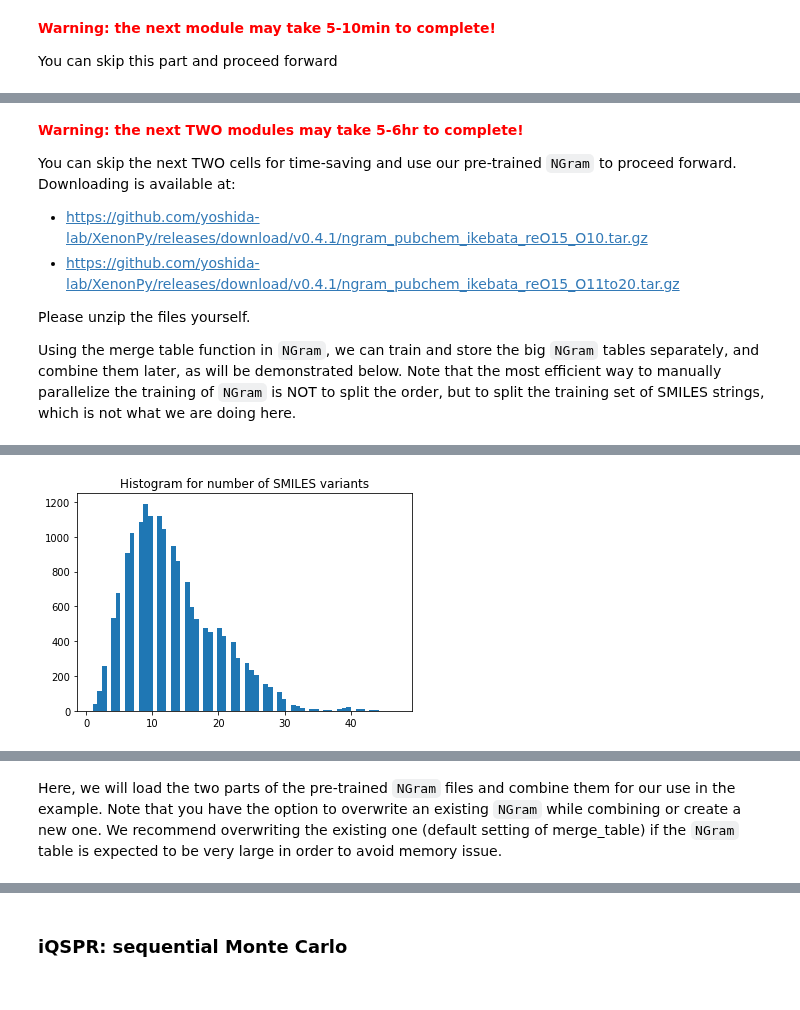
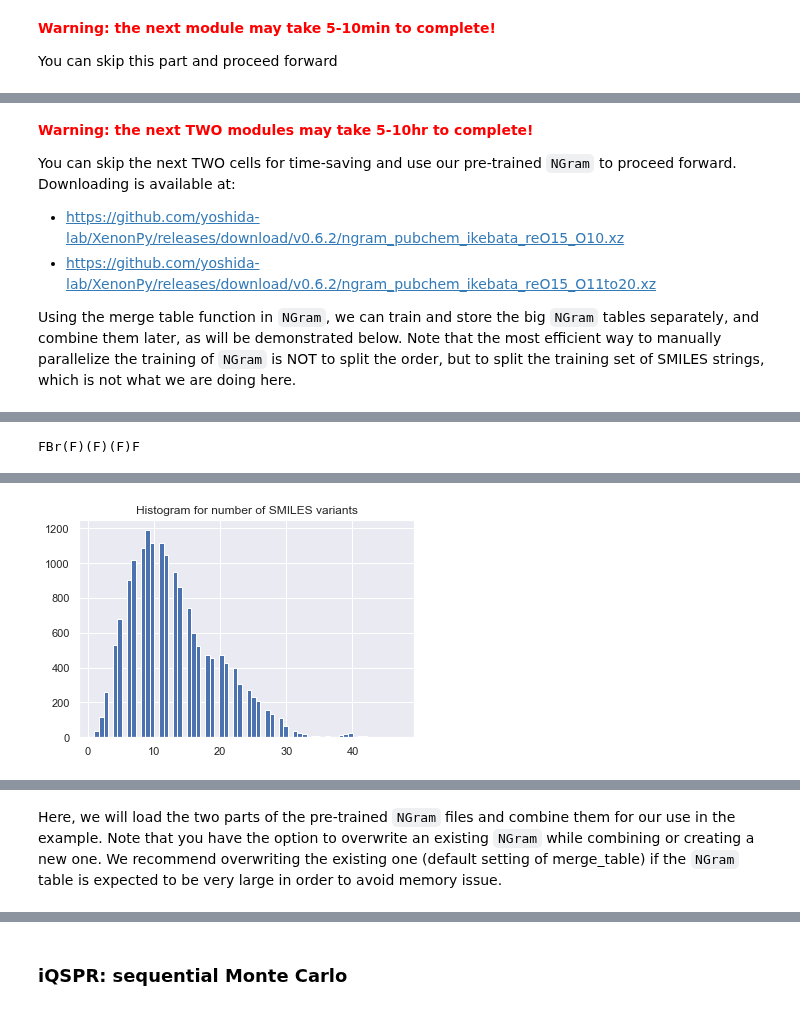
Before and after one commit to yoshida-lab/XenonPy, a Jupyter notebook: samples/iQSPR.ipynb, the cells around one changed output, grey strips where cells are left out. Drawn from its saved outputs; the diff is of its cells as text; code cells hidden in the pictures.

```diff
--- a/samples/iQSPR.ipynb
+++ b/samples/iQSPR.ipynb
@@ -32,7 +32,7 @@ Here is a data set that contains 16674 SMILES randomly selected from pubchem wit
 You can download the in-house data at https://github.com/yoshida-lab/XenonPy/releases/download/v0.4.1/iQSPR_sample_data.csv
 # %%
 # load in-house data
-data = pd.read_csv("./iQSPR_sample_data.csv")
+data = pd.read_csv("./iQSPR_sample_data.csv", index_col=0)
 
 # take a look at the data
 data.columns
@@ -352,16 +344,16 @@ for i, x in enumerate(prop):
     xy_max = max(np.concatenate([y_true,y_true_fit,y_pred,y_pred_fit]))*1.05
     xy_diff = xy_max - xy_min
 
-    plt.figure(figsize=(5,5))
-    plt.scatter(y_pred_fit, y_true_fit, c='b', alpha=0.1, label='train')
-    plt.scatter(y_pred, y_true, c='r', alpha=0.2, label='test')
-    plt.text(xy_min+xy_diff*0.7,xy_min+xy_diff*0.05,'MAE: %5.2f' % np.mean(np.abs(y_true - y_pred)),fontsize=12)
-    plt.title('Property: ' + x)
-    plt.xlim(xy_min,xy_max)
-    plt.ylim(xy_min,xy_max)
-    plt.legend(loc='upper left')
-    plt.xlabel('Prediction')
-    plt.ylabel('Observation')
-    plt.plot([xy_min,xy_max],[xy_min,xy_max],ls="--",c='k')
-    plt.show()
+    _ = plt.figure(figsize=(5,5))
+    _ = plt.scatter(y_pred_fit, y_true_fit, c='b', alpha=0.1, label='train')
+    _ = plt.scatter(y_pred, y_true, c='r', alpha=0.2, label='test')
+    _ = plt.text(xy_min+xy_diff*0.7,xy_min+xy_diff*0.05,'MAE: %5.2f' % np.mean(np.abs(y_true - y_pred)),fontsize=12)
+    _ = plt.title('Property: ' + x)
+    _ = plt.xlim(xy_min,xy_max)
+    _ = plt.ylim(xy_min,xy_max)
+    _ = plt.legend(loc='upper left')
+    _ = plt.xlabel('Prediction')
+    _ = plt.ylabel('Observation')
+    _ = plt.plot([xy_min,xy_max],[xy_min,xy_max],ls="--",c='k')
+    _ = plt.show()
 # %% [output]
@@ -534,7 +541,7 @@ Because we always start the modification from the tail and SMILES is not a 1-to-
 Note that we did not re-order the SMILES when training our N-gram model, it is highly possible that a re-ordered SMILES during the generation process will lead to substrings that cannot be found in the pre-trained N-gram table, causing a warning message and the molecule will be kept the same.
 # %%
 # change internal parameters of n_gram generator
-n_gram.set_params(del_range=[1,10],max_len=500, reorder_prob=0.5)
+_ = n_gram.set_params(del_range=[1,10], max_len=500, reorder_prob=0.5)
 
 np.random.seed(201906) # fix the random seed
 
@@ -577,11 +587,9 @@ Wall time: 4min 14s
 # %% [markdown]
-**<span style="color: red; ">Warning: the next TWO modules may take 5-6hr to complete!</span>**
+**<span style="color: red; ">Warning: the next TWO modules may take 5-10hr to complete!</span>**
 
 You can skip the next TWO cells for time-saving and use our pre-trained `NGram` to proceed forward. Downloading is available at:
-* https://github.com/yoshida-lab/XenonPy/releases/download/v0.4.1/ngram_pubchem_ikebata_reO15_O10.tar.gz
-* https://github.com/yoshida-lab/XenonPy/releases/download/v0.4.1/ngram_pubchem_ikebata_reO15_O11to20.tar.gz
-
-Please unzip the files yourself.
+* https://github.com/yoshida-lab/XenonPy/releases/download/v0.6.2/ngram_pubchem_ikebata_reO15_O10.xz
+* https://github.com/yoshida-lab/XenonPy/releases/download/v0.6.2/ngram_pubchem_ikebata_reO15_O11to20.xz
 
 Using the merge table function in `NGram`, we can train and store the big `NGram` tables separately, and combine them later, as will be demonstrated below. Note that the most efficient way to manually parallelize the training of `NGram` is NOT to split the order, but to split the training set of SMILES strings, which is not what we are doing here.
 # %%
@@ -613,11 +621,11 @@ for mol in mols:
     idx = list(range(mol.GetNumAtoms()))
     tmp = [Chem.MolToSmiles(mol,rootedAtAtom=x) for x in range(len(idx))]
     smi_reorder_all.append(np.array(list(set(tmp))))
-    smi_reorder.append(np.random.choice(smi_reorder_all[-1],n_reorder,
+    smi_reorder.append(np.random.choice(smi_reorder_all[-1], n_reorder,
                                         replace=(len(smi_reorder_all[-1]) < n_reorder)))
 
 n_uni = [len(x) for x in smi_reorder_all]
-plt.hist(n_uni, bins='auto')  # arguments are passed to np.histogram
-plt.title("Histogram for number of SMILES variants")
-plt.show()
+_ = plt.hist(n_uni, bins='auto')  # arguments are passed to np.histogram
+_ = plt.title("Histogram for number of SMILES variants")
+_ = plt.show()
 # %% [output]
@@ -624,0 +636 @@ FBr(F)(F)(F)F
+FBr(F)(F)(F)F
@@ -625 +638 @@ FBr(F)(F)(F)F
-[figure, old version]
+[figure, new version]
@@ -647,3 +662,3 @@ with open('ngram_pubchem_ikebata_reO15_O11to20.obj', 'wb') as f:
 # %% [markdown]
-Here, we will load the two parts of the pre-trained `NGram` files and combine them for our use in the example. Note that you have the option to overwrite an existing `NGram` while combining or create a new one. We recommend overwriting the existing one (default setting of merge_table) if the `NGram` table is expected to be very large in order to avoid memory issue.
+Here, we will load the two parts of the pre-trained `NGram` files and combine them for our use in the example. Note that you have the option to overwrite an existing `NGram` while combining or creating a new one. We recommend overwriting the existing one (default setting of merge_table) if the `NGram` table is expected to be very large in order to avoid memory issue.
 # %%
```
Also changed, not shown: parts of 37 cells of this notebook.
